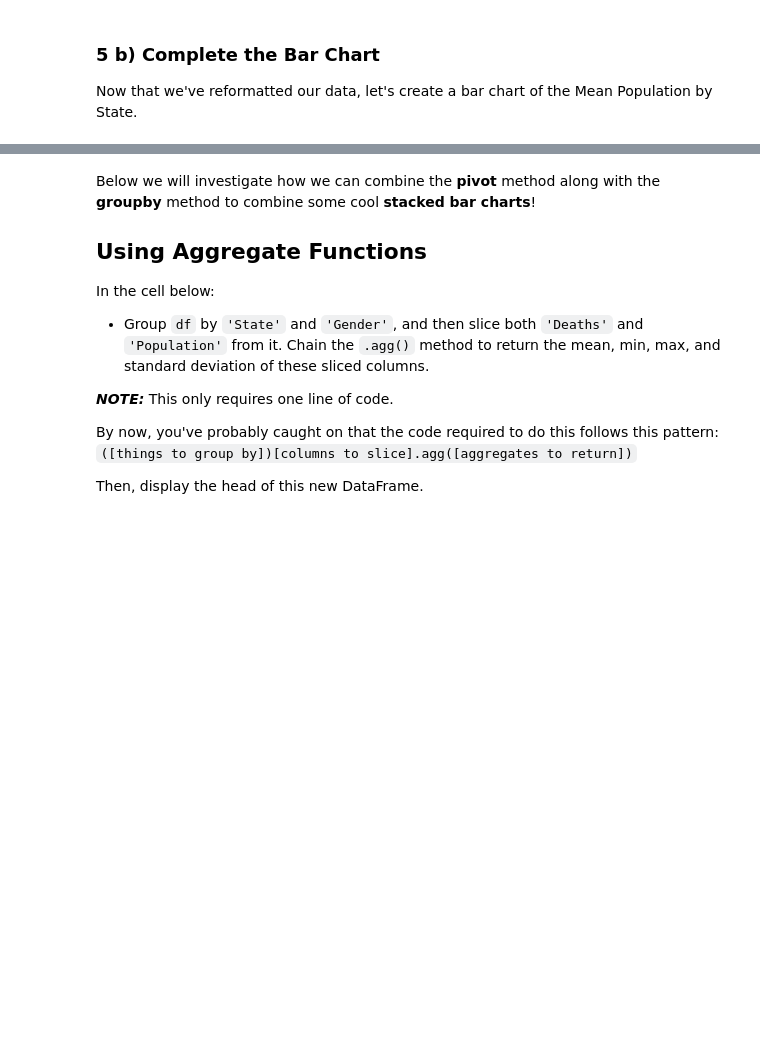
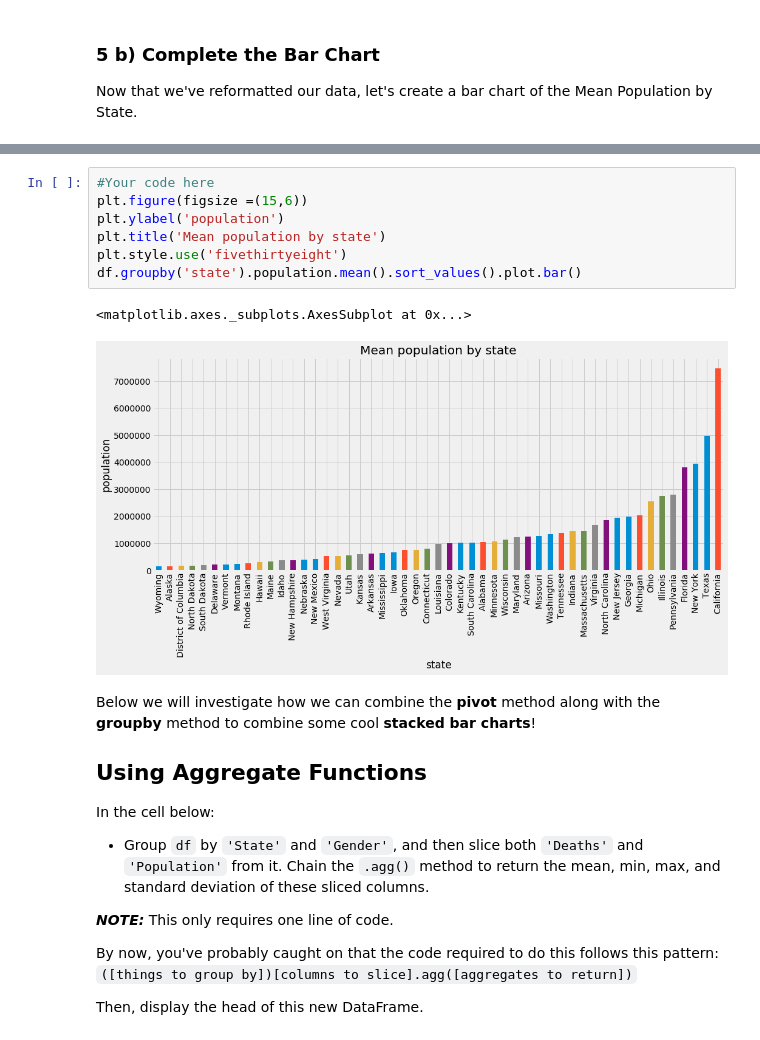
Before and after one commit to climatebrad/dsc-pivot-tables-pandas-lab-dc-ds-100719, a Jupyter notebook: index-brad.ipynb, the cells around one changed output, grey strips where cells are left out. Drawn from its saved outputs; the diff is of its cells as text; blank space fills up the shorter version.

```diff
--- a/index-brad.ipynb
+++ b/index-brad.ipynb
@@ -232,3 +212,13 @@ Now that we've reformatted our data, let's create a bar chart of the Mean Popula
+# %%
+#Your code here
+plt.figure(figsize =(15,6))
+plt.ylabel('population')
+plt.title('Mean population by state')
+plt.style.use('fivethirtyeight')
+df.groupby('state').population.mean().sort_values().plot.bar()
+# %% [output]
+<matplotlib.axes._subplots.AxesSubplot at 0x...>
+[figure, added]
 # %% [markdown]
 Below we will investigate how we can combine the **pivot** method along with the **groupby** method to combine some cool **stacked bar charts**!
 
```
Also changed, not shown: parts of 24 cells of this notebook.
